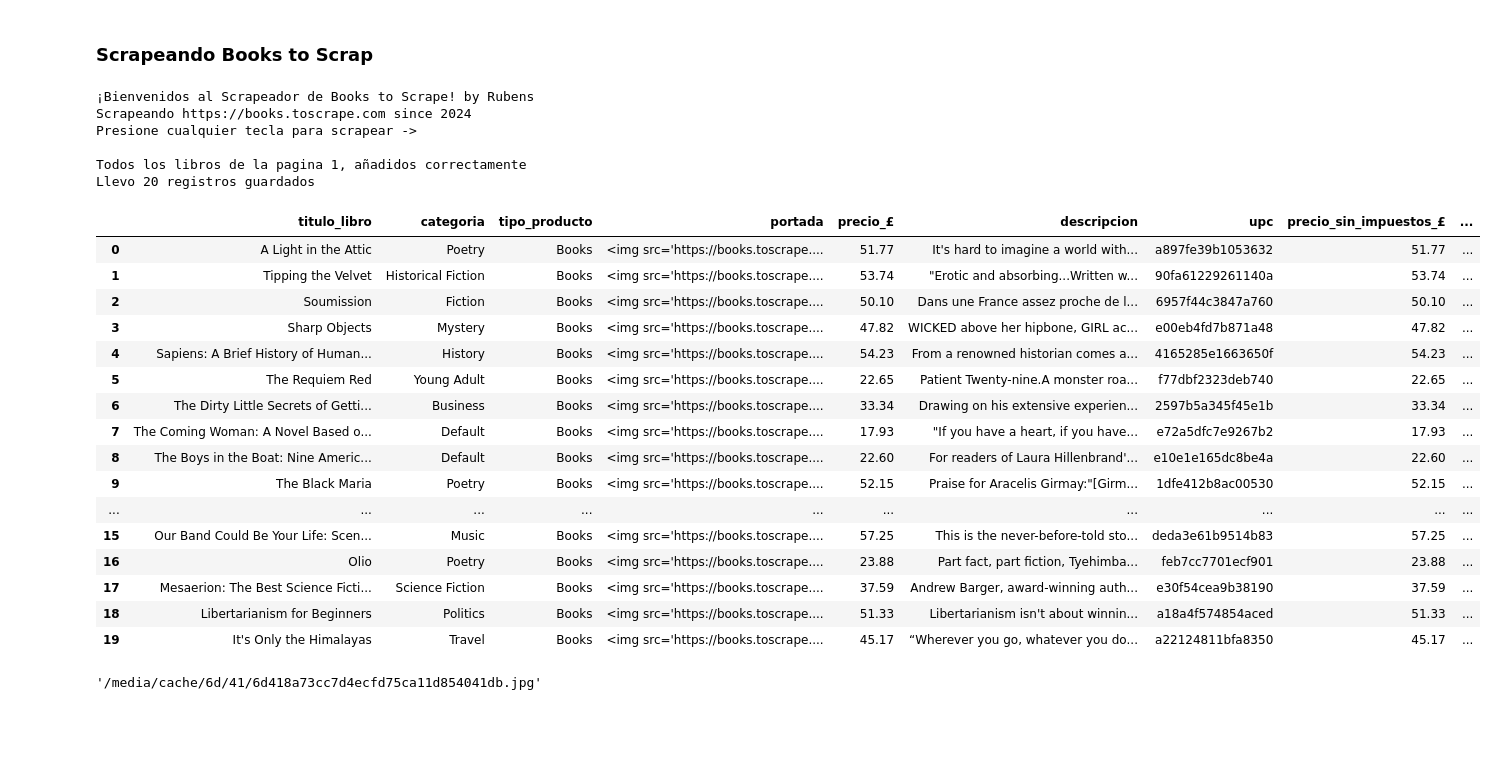
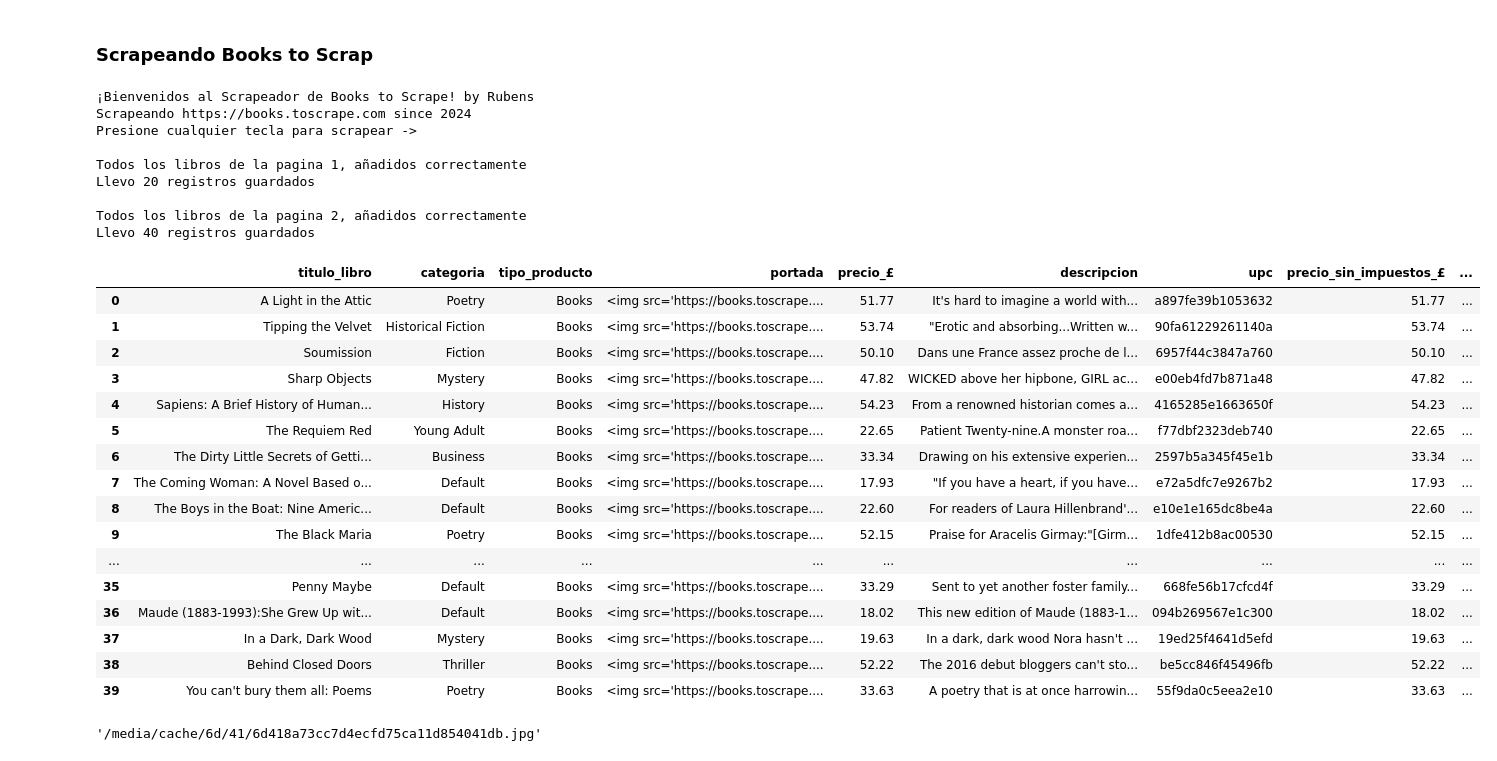
Before and after one commit to XargosIII/Apuntes_Data_Junio24, a Jupyter notebook: Materiales/Web Scraping/ejercicios/Ruben_Entregable_books_to_scrap.ipynb, the cells around one changed output. Drawn from its saved outputs; the diff is of its cells as text; code cells hidden in the pictures; blank space fills up the shorter version.

```diff
--- a/Materiales/Web Scraping/ejercicios/Ruben_Entregable_books_to_scrap.ipynb
+++ b/Materiales/Web Scraping/ejercicios/Ruben_Entregable_books_to_scrap.ipynb
@@ -14,7 +14,7 @@ inicio = input("Presione cualquier tecla para scrapear ->")
 # Creamos la lista de libros que sera una lista de diccionarios para los elementos del df
 lista_libros = []
 # Recorremos todas las paginas
-for pagina in range(1,2):
+for pagina in range(1,3):
     url = f'https://books.toscrape.com/catalogue/page-{pagina}.html'
     html = req.get(url).content
     soup=bs(html, 'html.parser')
@@ -29,7 +29,7 @@ for pagina in range(1,2):
     for libro in libros:
         try:
             # Diccionario donde almacenamos datos de 1 libro
-            dicc_libros = {}
+            dicc_libro = {}
 
             # Url del catalogo del libro de donde sacamos el resto de los datos
             parte_url_libro = libro.find('h3').find('a').attrs['href']
@@ -43,31 +43,31 @@ for pagina in range(1,2):
 
             # - Titulo del libro
             titulo_libro = cabecera[3].text.strip()
-            dicc_libros['titulo_libro'] = titulo_libro
+            dicc_libro['titulo_libro'] = titulo_libro
 
             # - Categoria del libro
             categoria = cabecera[2].text.strip()
-            dicc_libros['categoria'] = categoria
+            dicc_libro['categoria'] = categoria
 
             # - Tipo de Producto
             tipo_producto = cabecera[1].text.strip()
-            dicc_libros['tipo_producto'] = tipo_producto
+            dicc_libro['tipo_producto'] = tipo_producto
 
 
             # - Cojo la Portada del libro
             portada = libro_soup.find('img').attrs['src']
-            dicc_libros['portada'] = f"<img src='https://books.toscrape.com/{portada.split("..")[2]}'>"
+            dicc_libro['portada'] = f"<img src='https://books.toscrape.com/{portada.split("..")[2]}'>"
 
             # - Precio del libro
             precio = libro_soup.find('p', {'class':'price_color'}).text.strip()
-            dicc_libros['precio_£'] = float(precio.replace("£", ""))
+            dicc_libro['precio_£'] = float(precio.replace("£", ""))
 
             # - Cojo la Descripcion del libro, si es que hay.
             descripcion = libro_soup.find_all('div', {'id':'product_description'})
             if len(descripcion) > 0:
-                dicc_libros['descripcion'] = libro_soup.find_all('p')[3].text.strip()
+                dicc_libro['descripcion'] = libro_soup.find_all('p')[3].text.strip()
             else:
-                dicc_libros['descripcion'] = "sin descripcion"
+                dicc_libro['descripcion'] = "sin descripcion"
 
 
             # Ahora cojo la tabla donde esta el resto de los elementos
@@ -75,77 +75,81 @@ for pagina in range(1,2):
 
             # - Universal Product Code
             upc = cuerpo[0].find('td').text.strip()
-            dicc_libros['upc'] = upc
+            dicc_libro['upc'] = upc
 
             # - Precio sin impuestos
             precio_sin_impuestos = cuerpo[2].find('td').text.strip()
-            dicc_libros['precio_sin_impuestos_£'] = float(precio_sin_impuestos.replace("£", ""))
+            dicc_libro['precio_sin_impuestos_£'] = float(precio_sin_impuestos.replace("£", ""))
 
             # - Precio con impuestos
             precio_con_impuestos = cuerpo[3].find('td').text.strip()
-            dicc_libros['precio_con_impuestos_£'] = float(precio_con_impuestos.replace("£", ""))
+            dicc_libro['precio_con_impuestos_£'] = float(precio_con_impuestos.replace("£", ""))
 
             # - Impuestos
             impuestos = cuerpo[4].find('td').text.strip()
-            dicc_libros['impuestos_£'] = float(impuestos.replace("£", ""))
+            dicc_libro['impuestos_£'] = float(impuestos.replace("£", ""))
 
             # - Sacamos la cadena de Stock
             stock = cuerpo[5].find('td').text.strip()
 
             if "In stock" in stock:
                 # - Tenemos disponibilidad
-                dicc_libros['stock'] = 'si'
+                dicc_libro['stock'] = 'si'
                 # - Cantidad en Stock
-                dicc_libros['cantidad'] = int("".join([c for c in stock if c.isdigit()]))
+                dicc_libro['cantidad'] = int("".join([c for c in stock if c.isdigit()])) # [2,2] -> "".join -> "22"
+                # dicc_libro['cantidad2'] = int(stock.replace("In stock (","").replace(" available)",""))
             else:
                 # - No tenemos disponibilidad
-                dicc_libros['stock'] = 'no'
-                dicc_libros['cantidad'] = 0
+                dicc_libro['stock'] = 'no'
+                dicc_libro['cantidad'] = 0
 
             # - Cantidad de criticas
             criticas = cuerpo[6].find('td').text.strip()
-            dicc_libros['criticas'] = criticas
+            dicc_libro['criticas'] = int(criticas)
 
 
             #Appendeamos a nuestra lista de diccionarios de respuesta
-            lista_libros.append(dicc_libros)
+            lista_libros.append(dicc_libro)
         except:
             # Descomentar la siguiente linea para depuracion
             # print(f"{titulo_libro} No se ha podido añadir")
             continue
         else:
             # Descomentar la siguiente linea para depuracion
             # print(f"{titulo_libro} Añadido correctamente")
             continue
     # Comentar la siguiente linea si molesta
     print(f"\nTodos los libros de la pagina {pagina}, añadidos correctamente\nLlevo {len(lista_libros)} registros guardados")
 
 books_df = pd.DataFrame(lista_libros)
 books_df
 # %% [output]
 ¡Bienvenidos al Scrapeador de Books to Scrape! by Rubens
 Scrapeando https://books.toscrape.com since 2024
 Presione cualquier tecla para scrapear ->
 
 Todos los libros de la pagina 1, añadidos correctamente
 Llevo 20 registros guardados
+
+Todos los libros de la pagina 2, añadidos correctamente
+Llevo 40 registros guardados
 |  | titulo_libro | categoria | tipo_producto | portada | precio_£ | descripcion | upc | precio_sin_impuestos_£ | ... |
 | 0 | A Light in the Attic | Poetry | Books | <img src='https://books.toscrape.... | 51.77 | It's hard to imagine a world with... | a897fe39b1053632 | 51.77 | ... |
 | 1 | Tipping the Velvet | Historical Fiction | Books | <img src='https://books.toscrape.... | 53.74 | "Erotic and absorbing...Written w... | 90fa61229261140a | 53.74 | ... |
 | 2 | Soumission | Fiction | Books | <img src='https://books.toscrape.... | 50.10 | Dans une France assez proche de l... | 6957f44c3847a760 | 50.10 | ... |
 | 3 | Sharp Objects | Mystery | Books | <img src='https://books.toscrape.... | 47.82 | WICKED above her hipbone, GIRL ac... | e00eb4fd7b871a48 | 47.82 | ... |
 | 4 | Sapiens: A Brief History of Human... | History | Books | <img src='https://books.toscrape.... | 54.23 | From a renowned historian comes a... | 4165285e1663650f | 54.23 | ... |
 | 5 | The Requiem Red | Young Adult | Books | <img src='https://books.toscrape.... | 22.65 | Patient Twenty-nine.A monster roa... | f77dbf2323deb740 | 22.65 | ... |
 | 6 | The Dirty Little Secrets of Getti... | Business | Books | <img src='https://books.toscrape.... | 33.34 | Drawing on his extensive experien... | 2597b5a345f45e1b | 33.34 | ... |
 | 7 | The Coming Woman: A Novel Based o... | Default | Books | <img src='https://books.toscrape.... | 17.93 | "If you have a heart, if you have... | e72a5dfc7e9267b2 | 17.93 | ... |
 | 8 | The Boys in the Boat: Nine Americ... | Default | Books | <img src='https://books.toscrape.... | 22.60 | For readers of Laura Hillenbrand'... | e10e1e165dc8be4a | 22.60 | ... |
 | 9 | The Black Maria | Poetry | Books | <img src='https://books.toscrape.... | 52.15 | Praise for Aracelis Girmay:"[Girm... | 1dfe412b8ac00530 | 52.15 | ... |
 | ... | ... | ... | ... | ... | ... | ... | ... | ... | ... |
-| 15 | Our Band Could Be Your Life: Scen... | Music | Books | <img src='https://books.toscrape.... | 57.25 | This is the never-before-told sto... | deda3e61b9514b83 | 57.25 | ... |
-| 16 | Olio | Poetry | Books | <img src='https://books.toscrape.... | 23.88 | Part fact, part fiction, Tyehimba... | feb7cc7701ecf901 | 23.88 | ... |
-| 17 | Mesaerion: The Best Science Ficti... | Science Fiction | Books | <img src='https://books.toscrape.... | 37.59 | Andrew Barger, award-winning auth... | e30f54cea9b38190 | 37.59 | ... |
-| 18 | Libertarianism for Beginners | Politics | Books | <img src='https://books.toscrape.... | 51.33 | Libertarianism isn't about winnin... | a18a4f574854aced | 51.33 | ... |
-| 19 | It's Only the Himalayas | Travel | Books | <img src='https://books.toscrape.... | 45.17 | “Wherever you go, whatever you do... | a22124811bfa8350 | 45.17 | ... |
+| 35 | Penny Maybe | Default | Books | <img src='https://books.toscrape.... | 33.29 | Sent to yet another foster family... | 668fe56b17cfcd4f | 33.29 | ... |
+| 36 | Maude (1883-1993):She Grew Up wit... | Default | Books | <img src='https://books.toscrape.... | 18.02 | This new edition of Maude (1883-1... | 094b269567e1c300 | 18.02 | ... |
+| 37 | In a Dark, Dark Wood | Mystery | Books | <img src='https://books.toscrape.... | 19.63 | In a dark, dark wood Nora hasn't ... | 19ed25f4641d5efd | 19.63 | ... |
+| 38 | Behind Closed Doors | Thriller | Books | <img src='https://books.toscrape.... | 52.22 | The 2016 debut bloggers can't sto... | be5cc846f45496fb | 52.22 | ... |
+| 39 | You can't bury them all: Poems | Poetry | Books | <img src='https://books.toscrape.... | 33.63 | A poetry that is at once harrowin... | 55f9da0c5eea2e10 | 33.63 | ... |
 # %%
 portada.split("..")[2]
 # %% [output]
```
Also changed, not shown: 1 other file.
